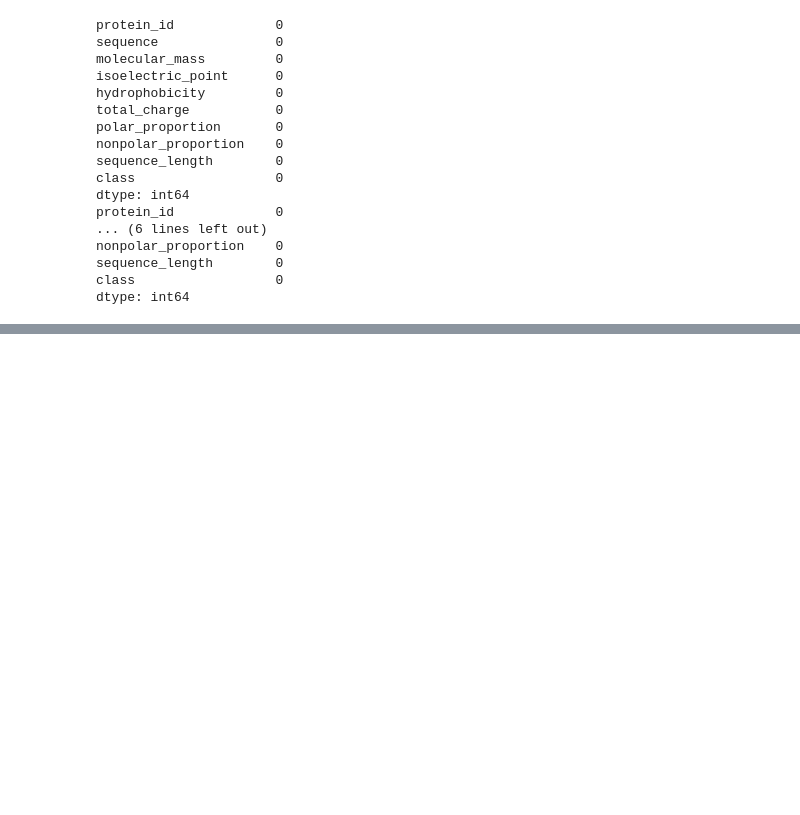
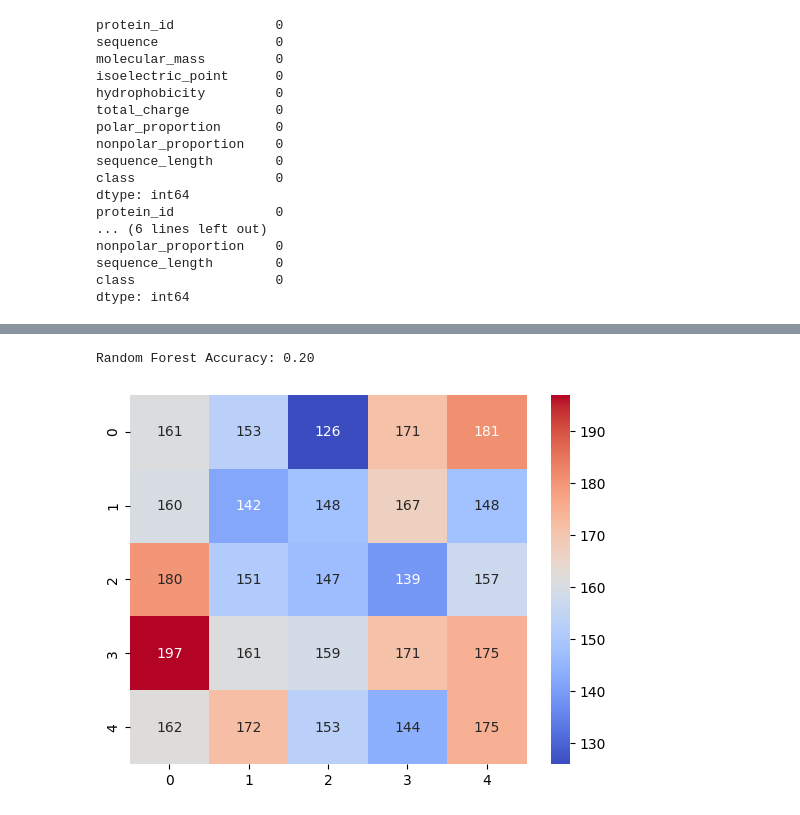
Before and after one commit to txx99/Misc-Projects, a Jupyter notebook: Protein_Dataset_Analysis/Script/main.ipynb, the cells around one changed output, grey strips where cells are left out. Cells and saved outputs as stored; diff of their text form; code cells hidden in the pictures; blank space fills up the shorter version.

```diff
--- a/Protein_Dataset_Analysis/Script/main.ipynb
+++ b/Protein_Dataset_Analysis/Script/main.ipynb
@@ -102,15 +106,11 @@ print(test.isnull().sum())
 
 # convert class levels to numericals
 train['class'] = train['class'].astype('category').cat.codes
-#  .astype('category') --> pd Categorical dtype
-# .cat = categorical accessor, ie to access the categories
-# .codes = sets numeric codes for the levels, -1 for missing values; gpes with the inherent order seen in the data, but can set explicitly
-
-# target feature split
-y_train = train['class']
-X_train = train.drop(columns=['class'])
-y_test = test['class']
-X_test = test.drop(columns=['class'])
+test['class'] = test['class'].astype('category').cat.codes
+# .astype('category') --> dtype pd.Categorical
+# .cat = categorical accessor, ie to access the categories/levels
+# .codes = sets numeric codes for the levels, -1 for missing values; goes with the inherent ALPHABETICAL?? order seen in the data, but can set explicitly
+classes = dict(enumerate(sorted(class_mapping.values())))
 # %% [output]
 protein_id             0
 sequence               0
@@ -131,0 +196,29 @@ dtype: int64
+# %%
+# target feature split
+# train
+y_train = train['class']
+# drop target and identifier cols (protein id, protein sequence)
+X_train = train.drop(columns=['class', 'protein_id', 'sequence'])
+# test
+y_test = test['class']
+X_test = test.drop(columns=['class', 'protein_id', 'sequence'])
+
+# build model
+# INSTANTIATE, FIT, PREDICT
+randf = RandomForestClassifier(random_state=17)
+randf.fit(X_train, y_train)
+y_pred = randf.predict(X_test)
+# %%
+accuracy = accuracy_score(y_test, y_pred)
+print(f'Random Forest Accuracy: {accuracy:.2f}')
+
+# test v pred confusion matrix
+conf_matrix = confusion_matrix(y_test, y_pred)
+# (...fmt='format') format for annotations
+    # '.1f' == 1 decimal place correlation
+    # 'd' == count data
+sns.heatmap(conf_matrix, annot=True, cmap='coolwarm', fmt='d')
+plt.show()
+# %% [output]
+Random Forest Accuracy: 0.20
+[figure, added]
```
Also changed, not shown: parts of 11 cells of this notebook.
